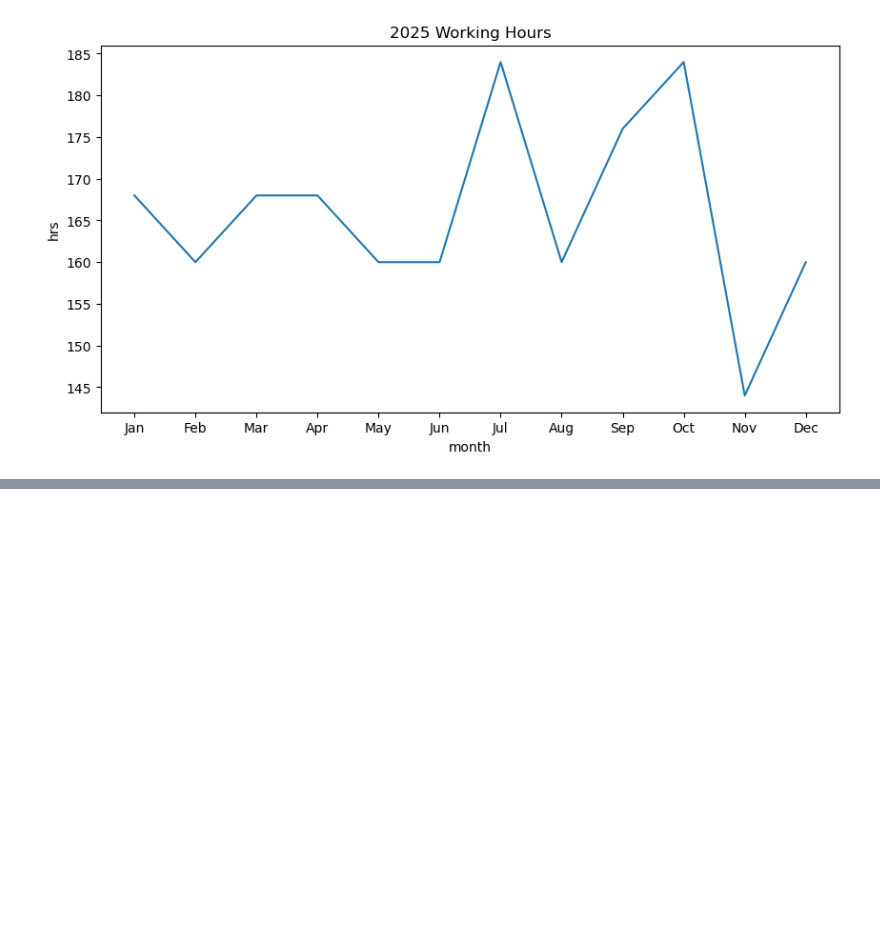
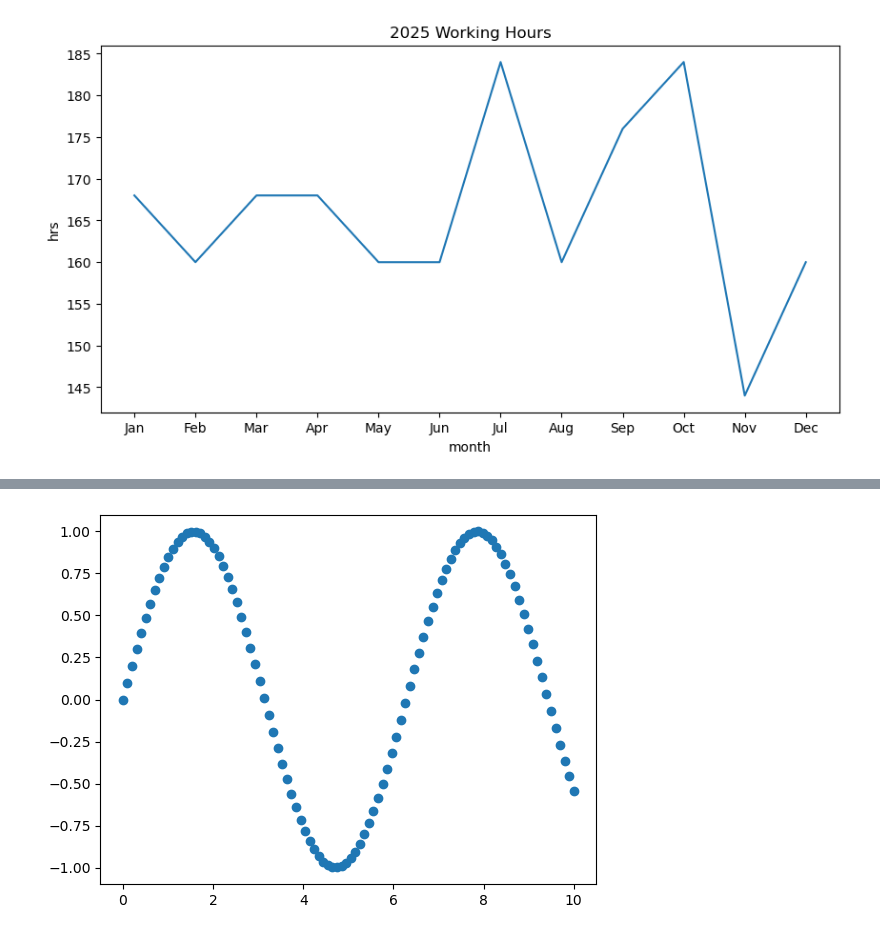
Before and after one commit to denpazakura/ztm_matplotlib_practice, a Jupyter notebook: Matplotlib Practice.ipynb, the cells around one changed output, grey strips where cells are left out. Cells and saved outputs as stored; diff of their text form; code cells hidden in the pictures; blank space fills up the shorter version.

```diff
--- a/Matplotlib Practice.ipynb
+++ b/Matplotlib Practice.ipynb
@@ -97,0 +112,6 @@ ax.plot(X, X**2)
+# %%
+# Create a scatter plot of X versus np.sin(X)
+fig, ax = plt.subplots()
+ax.scatter(X, np.sin(X));
+# %% [output]
+[figure, added]
```
Also changed, not shown: parts of 7 cells of this notebook, 1 other file.
